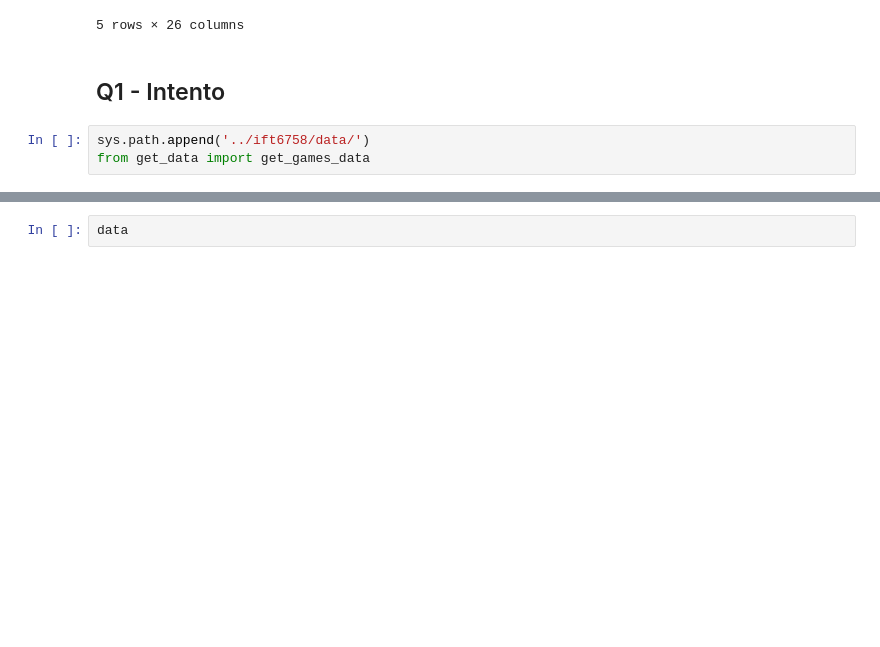
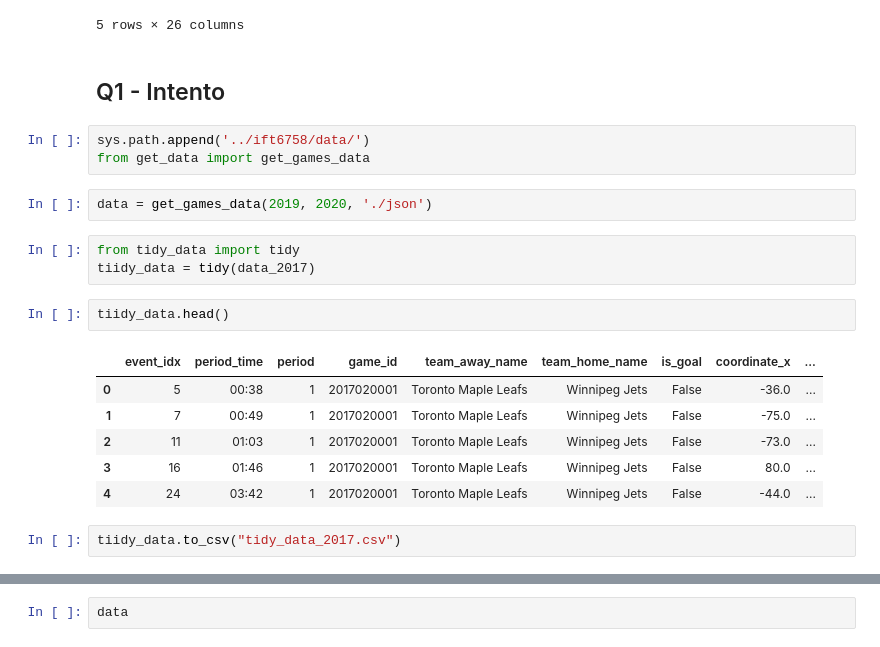
Before and after one commit to mina-parham/IFT6758-Project, a Jupyter notebook: notebooks/Question 1 sample.ipynb, the cells around one changed output, grey strips where cells are left out. Drawn from its saved outputs; the diff is of its cells as text; blank space fills up the shorter version.

```diff
--- a/notebooks/Question 1 sample.ipynb
+++ b/notebooks/Question 1 sample.ipynb
@@ -39,5 +39,21 @@ df.head()
 # %%
 sys.path.append('../ift6758/data/')
 from get_data import get_games_data
+# %%
+data = get_games_data(2019, 2020, './json')
+# %%
+from tidy_data import tidy
+tiidy_data = tidy(data_2017)
+# %%
+tiidy_data.head()
+# %% [output]
+|  | event_idx | period_time | period | game_id | team_away_name | team_home_name | is_goal | coordinate_x | ... |
+| 0 | 5 | 00:38 | 1 | 2017020001 | Toronto Maple Leafs | Winnipeg Jets | False | -36.0 | ... |
+| 1 | 7 | 00:49 | 1 | 2017020001 | Toronto Maple Leafs | Winnipeg Jets | False | -75.0 | ... |
+| 2 | 11 | 01:03 | 1 | 2017020001 | Toronto Maple Leafs | Winnipeg Jets | False | -73.0 | ... |
+| 3 | 16 | 01:46 | 1 | 2017020001 | Toronto Maple Leafs | Winnipeg Jets | False | 80.0 | ... |
+| 4 | 24 | 03:42 | 1 | 2017020001 | Toronto Maple Leafs | Winnipeg Jets | False | -44.0 | ... |
+# %%
+tiidy_data.to_csv("tidy_data_2017.csv")
 # %%
 data = get_games_data(2019, 2020, './json')
```
Also changed, not shown: parts of 1 cell of this notebook.
